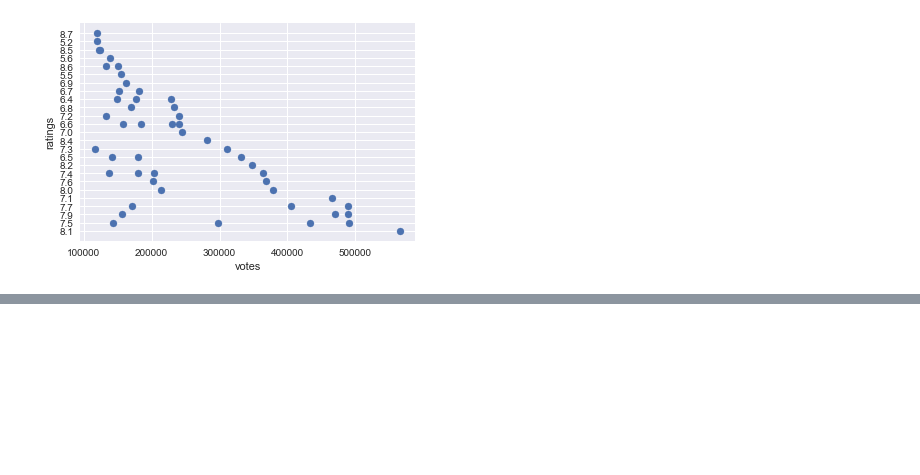
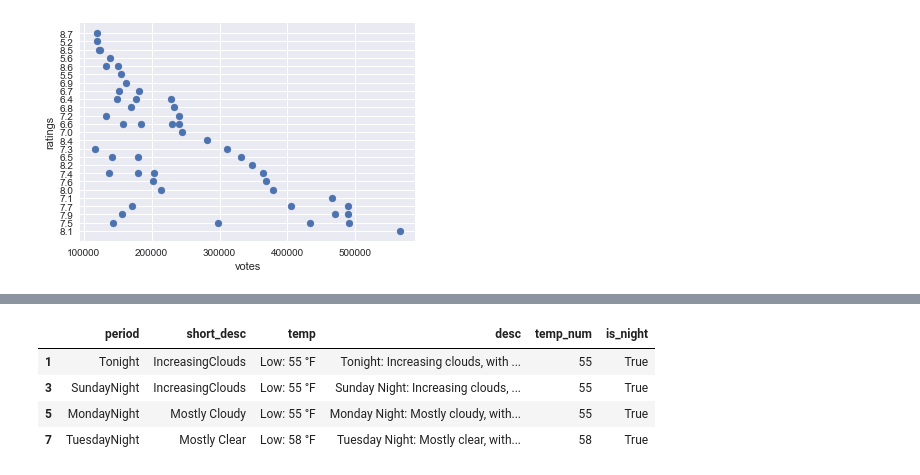
Before and after one commit to garyos/web-scraping-python, a Jupyter notebook: WebScraping.ipynb, the cells around one changed output, grey strips where cells are left out. Drawn from its saved outputs; the diff is of its cells as text; code cells hidden in the pictures; blank space fills up the shorter version.

```diff
--- a/WebScraping.ipynb
+++ b/WebScraping.ipynb
@@ -444,0 +536,4 @@ plt.show()
+# %%
+temp_nums = weather["temp"].str.extract("(?P<temp_num>\d+)", expand=False)
+weather["temp_num"] = temp_nums.astype('int')
+temp_nums
@@ -444,0 +555,4 @@ plt.show()
+# %%
+is_night = weather["temp"].str.contains("Low")
+weather["is_night"] = is_night
+is_night
@@ -444,0 +570,8 @@ plt.show()
+# %%
+weather[is_night]
+# %% [output]
+|  | period | short_desc | temp | desc | temp_num | is_night |
+| 1 | Tonight | IncreasingClouds | Low: 55 °F | Tonight: Increasing clouds, with ... | 55 | True |
+| 3 | SundayNight | IncreasingClouds | Low: 55 °F | Sunday Night: Increasing clouds, ... | 55 | True |
+| 5 | MondayNight | Mostly Cloudy | Low: 55 °F | Monday Night: Mostly cloudy, with... | 55 | True |
+| 7 | TuesdayNight | Mostly Clear | Low: 58 °F | Tuesday Night: Mostly clear, with... | 58 | True |
```
Also changed, not shown: parts of 18 cells of this notebook, 1 other file.
